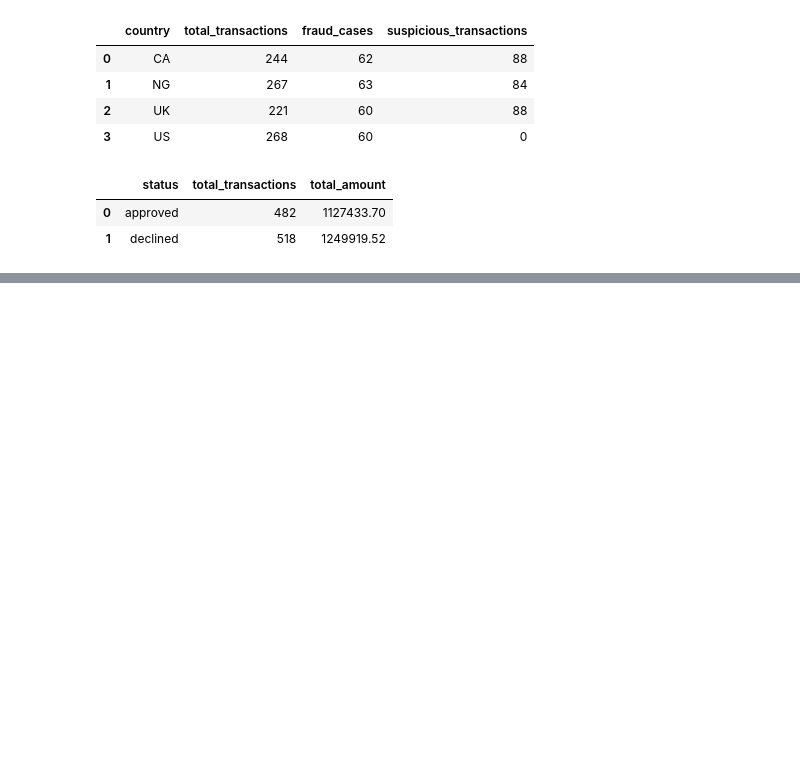
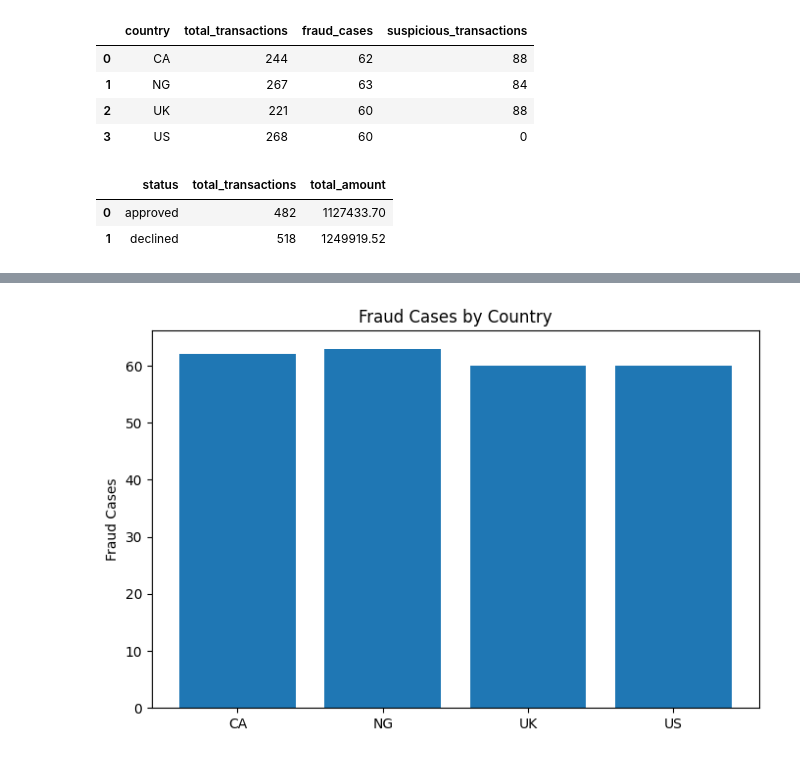
Before and after one commit to dammylee2244/fraud-analytics-platform, a Jupyter notebook: fraud_analytics_exploration.ipynb, the cells around one changed output, grey strips where cells are left out. Cells and saved outputs as stored; diff of their text form; code cells hidden in the pictures; blank space fills up the shorter version.

```diff
--- a/fraud_analytics_exploration.ipynb
+++ b/fraud_analytics_exploration.ipynb
@@ -43,0 +94,16 @@ approval_df
+# %%
+country_df = pd.read_csv("data/gold/country_risk_analysis.csv")
+
+plt.figure(figsize=(8,5))
+
+plt.bar(
+    country_df["country"],
+    country_df["fraud_cases"]
+)
+
+plt.title("Fraud Cases by Country")
+plt.ylabel("Fraud Cases")
+
+plt.show()
+# %% [output]
+[figure, added]
```
Also changed, not shown: parts of 2 cells of this notebook.
